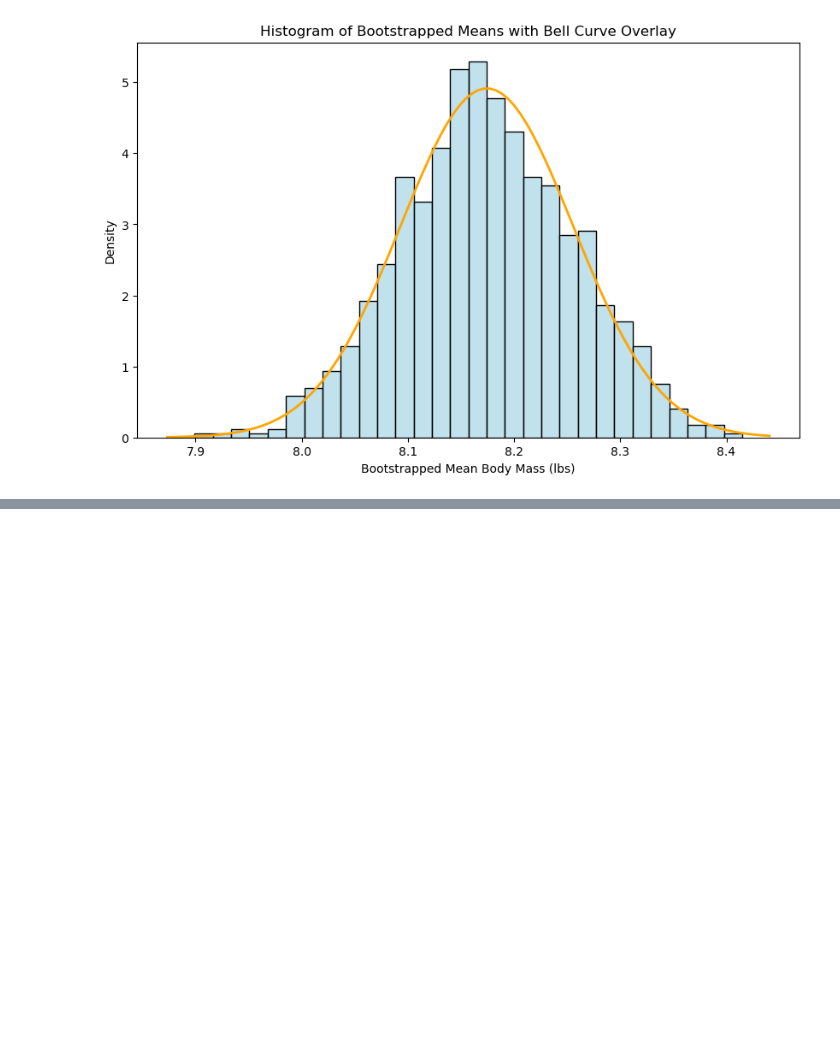
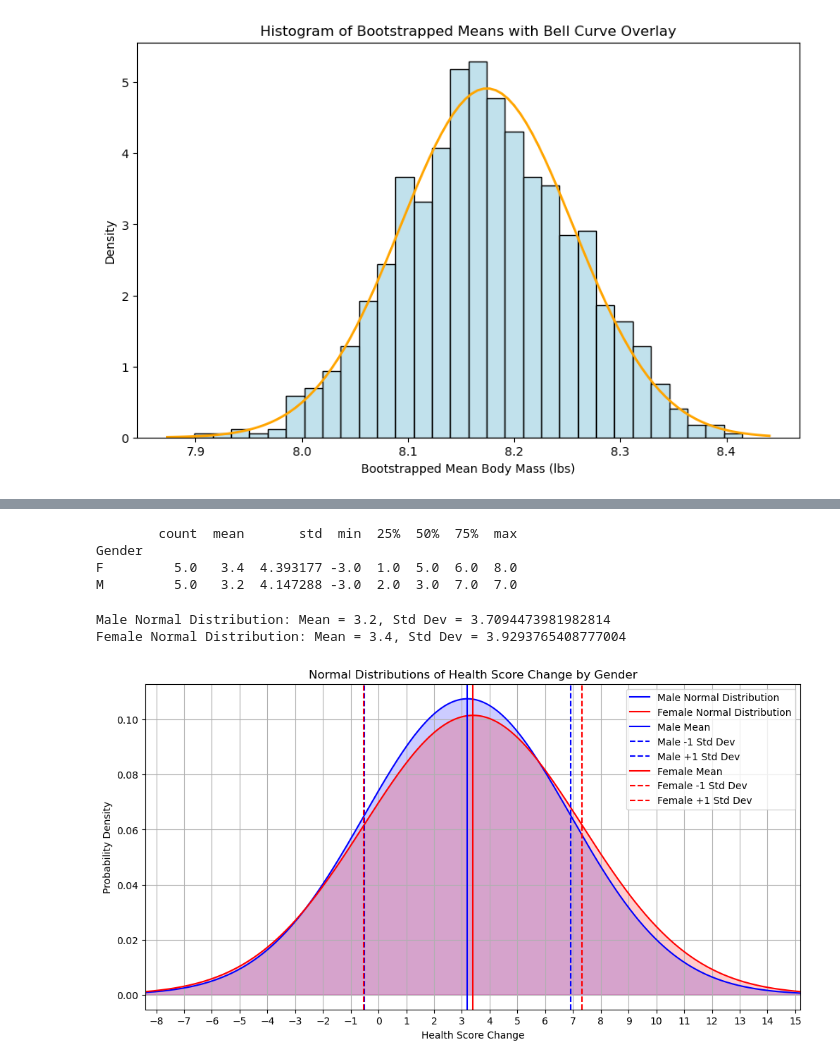
Before and after one commit to LucaPiccone/sta130, a Jupyter notebook: HW/HW_04.ipynb, the cells around one changed output, grey strips where cells are left out. Saved outputs shown, nothing was run; the diff lists cells and outputs as text; code cells hidden in the pictures; blank space fills up the shorter version.

```diff
--- a/HW/HW_04.ipynb
+++ b/HW/HW_04.ipynb
@@ -302,0 +460,2 @@ plt.show()
+# %%
+df['HealthScoreChange'] = df['FinalHealthScore'] - df['InitialHealthScore']
@@ -302,0 +476,78 @@ plt.show()
+# %%
+# Group by Gender and generate descriptive statistics
+grouped_describe = df.groupby('Gender')['HealthScoreChange']
+# Display the grouped descriptive statistics
+print(grouped_describe.describe())
+# %% [output]
+        count  mean       std  min  25%  50%  75%  max
+Gender
+F         5.0   3.4  4.393177 -3.0  1.0  5.0  6.0  8.0
+M         5.0   3.2  4.147288 -3.0  2.0  3.0  7.0  7.0
+# %%
+males_data = df[df['Gender'] == 'M']
+female_data = df[df['Gender'] == 'F']
+# %%
+from scipy import stats
+male_mean, male_std = stats.norm.fit(males_data['HealthScoreChange'])
+female_mean, female_std = stats.norm.fit(female_data['HealthScoreChange'])
+
+# Output the fitted parameters
+print(f"Male Normal Distribution: Mean = {male_mean}, Std Dev = {male_std}")
+print(f"Female Normal Distribution: Mean = {female_mean}, Std Dev = {female_std}")
+# %% [output]
+Male Normal Distribution: Mean = 3.2, Std Dev = 3.7094473981982814
+Female Normal Distribution: Mean = 3.4, Std Dev = 3.9293765408777004
+# %%
+# Calculate the limits for x-axis based on the mean and standard deviation
+x_min = min(male_mean - 3 * male_std, female_mean - 3 * female_std)
+x_max = max(male_mean + 3 * male_std, female_mean + 3 * female_std)
+
+# Create a range of x values with smaller intervals
+x_male = np.linspace(x_min, x_max, 500)  # Increased number of points
+x_female = np.linspace(x_min, x_max, 500)  # Increased number of points
+
+# Calculate the normal distribution y values
+y_male = stats.norm.pdf(x_male, male_mean, male_std)
+y_female = stats.norm.pdf(x_female, female_mean, female_std)
+
+# Plotting
+plt.figure(figsize=(12, 6))
+
+# Plot male normal distribution
+plt.plot(x_male, y_male, label='Male Normal Distribution', color='blue')
+plt.fill_between(x_male, y_male, alpha=0.2, color='blue')
+
+# Plot female normal distribution
+plt.plot(x_female, y_female, label='Female Normal Distribution', color='red')
+plt.fill_between(x_female, y_female, alpha=0.2, color='red')
+
+# Plot mean and first/second standard deviation lines for males
+plt.axvline(male_mean, color='blue', linestyle='-', label='Male Mean')
+plt.axvline(male_mean - male_std, color='blue', linestyle='--', label='Male -1 Std Dev')
+plt.axvline(male_mean + male_std, color='blue', linestyle='--', label='Male +1 Std Dev')
+# plt.axvline(male_mean - 2 * male_std, color='blue', linestyle=':', label='Male -2 Std Dev')
+# plt.axvline(male_mean + 2 * male_std, color='blue', linestyle=':', label='Male +2 Std Dev')
+
+# Plot mean and first/second standard deviation lines for females
+plt.axvline(female_mean, color='red', linestyle='-', label='Female Mean')
+plt.axvline(female_mean - female_std, color='red', linestyle='--', label='Female -1 Std Dev')
+plt.axvline(female_mean + female_std, color='red', linestyle='--', label='Female +1 Std Dev')
+# plt.axvline(female_mean - 2 * female_std, color='red', linestyle=':', label='Female -2 Std Dev')
+# plt.axvline(female_mean + 2 * female_std, color='red', linestyle=':', label='Female +2 Std Dev')
+
+# Add labels and legend
+plt.title('Normal Distributions of Health Score Change by Gender')
+plt.xlabel('Health Score Change')
+plt.ylabel('Probability Density')
+plt.legend()
+plt.grid()
+
+# Set x-axis limits to include the second standard deviation lines
+plt.xlim(x_min, x_max)
+
+# Adjust x-ticks for better clarity
+plt.xticks(np.arange(int(x_min), int(x_max) + 1, 1))  # Change interval as needed
+
+plt.show()
+# %% [output]
+[figure, added]
```
Also changed, not shown: parts of 31 cells of this notebook, 2 other files.
